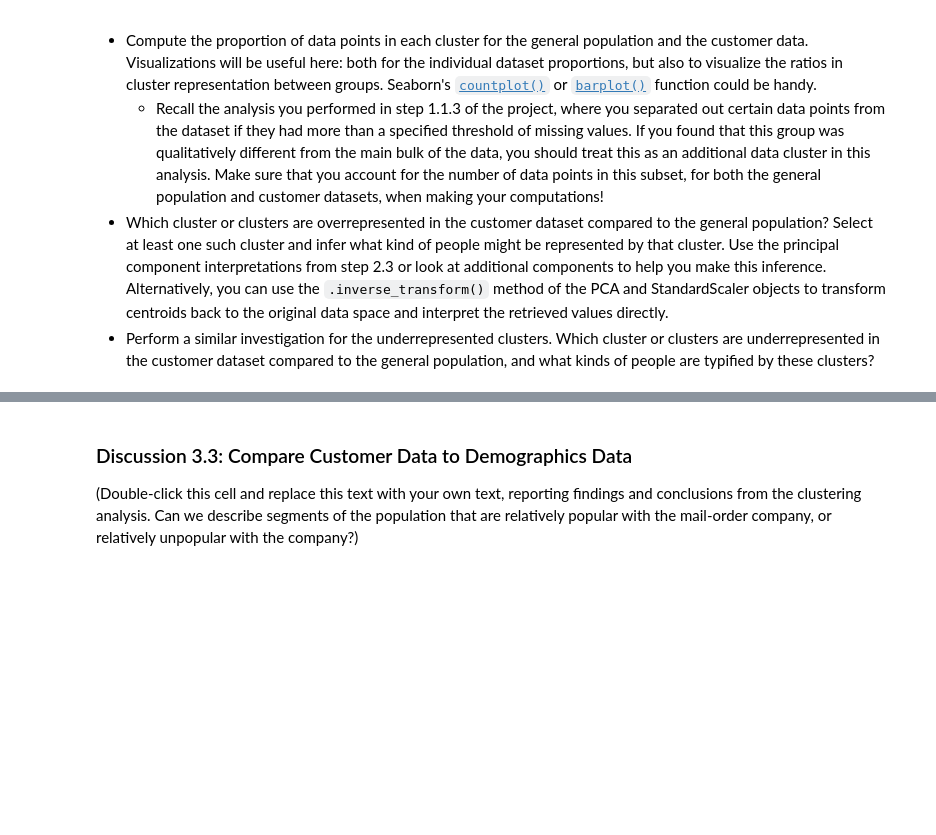
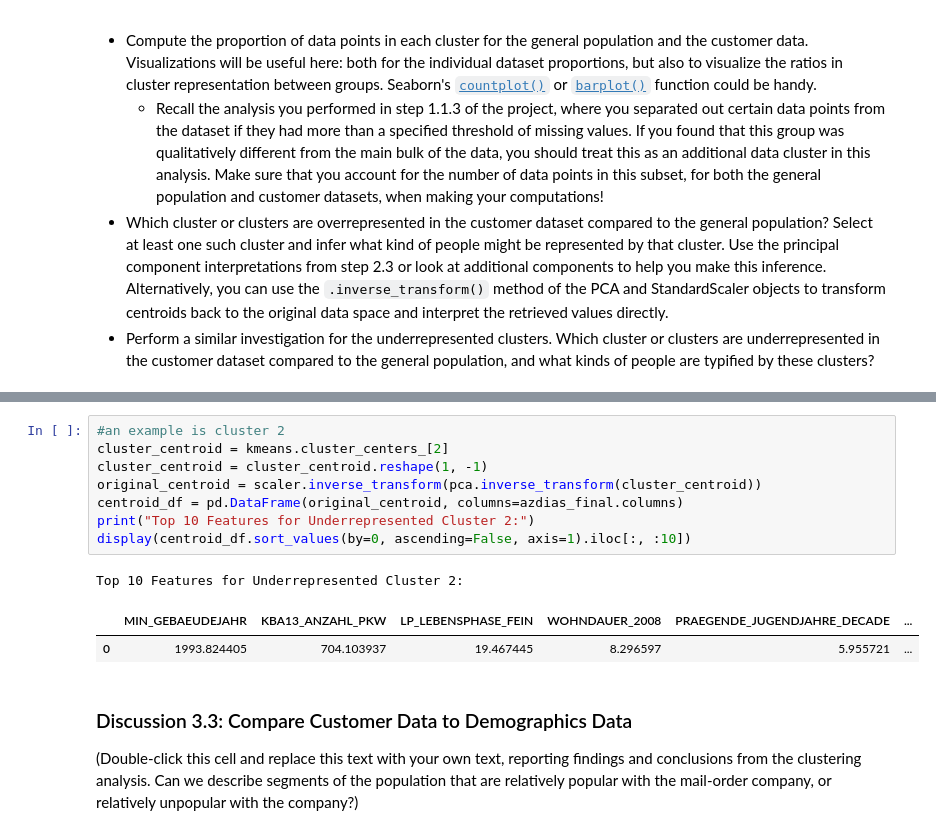
Before and after one commit to momenmac/ML-PROJECT-3, a Jupyter notebook: Identify_Customer_Segments.ipynb, the cells around one changed output, grey strips where cells are left out. Saved outputs shown, nothing was run; the diff lists cells and outputs as text; blank space fills up the shorter version.

```diff
--- a/Identify_Customer_Segments.ipynb
+++ b/Identify_Customer_Segments.ipynb
@@ -826,3 +839,15 @@ Underrepresented Cluster: 1
+# %%
+#an example is cluster 2
+cluster_centroid = kmeans.cluster_centers_[2]
+cluster_centroid = cluster_centroid.reshape(1, -1)
+original_centroid = scaler.inverse_transform(pca.inverse_transform(cluster_centroid))
+centroid_df = pd.DataFrame(original_centroid, columns=azdias_final.columns)
+print("Top 10 Features for Underrepresented Cluster 2:")
+display(centroid_df.sort_values(by=0, ascending=False, axis=1).iloc[:, :10])
+# %% [output]
+Top 10 Features for Underrepresented Cluster 2:
+|  | MIN_GEBAEUDEJAHR | KBA13_ANZAHL_PKW | LP_LEBENSPHASE_FEIN | WOHNDAUER_2008 | PRAEGENDE_JUGENDJAHRE_DECADE | ... |
+| 0 | 1993.824405 | 704.103937 | 19.467445 | 8.296597 | 5.955721 | ... |
 # %% [markdown]
 ### Discussion 3.3: Compare Customer Data to Demographics Data
 
```
Also changed, not shown: parts of 12 cells of this notebook.
